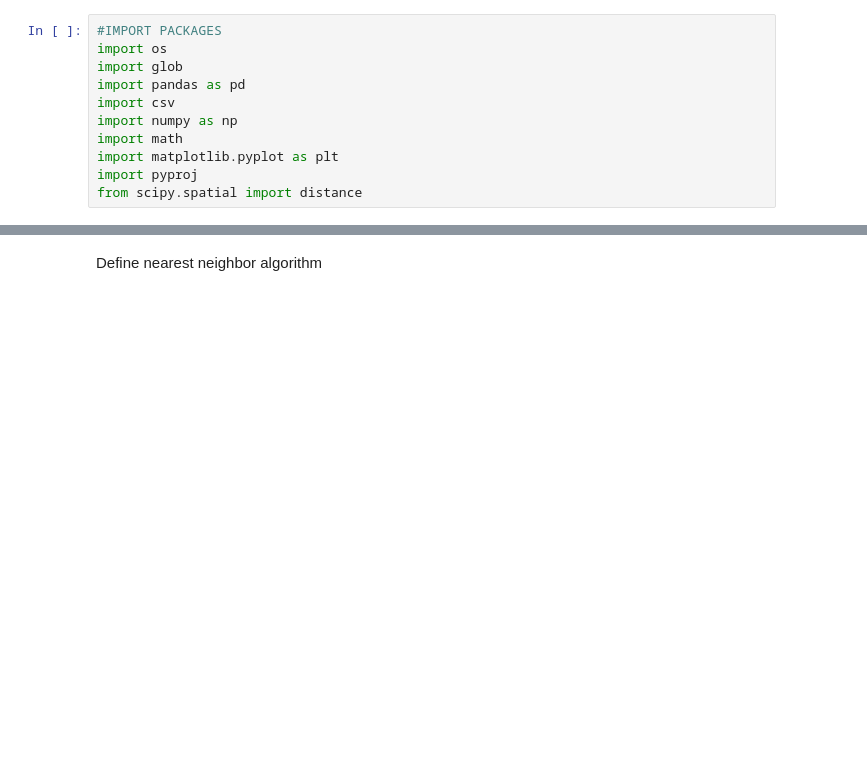
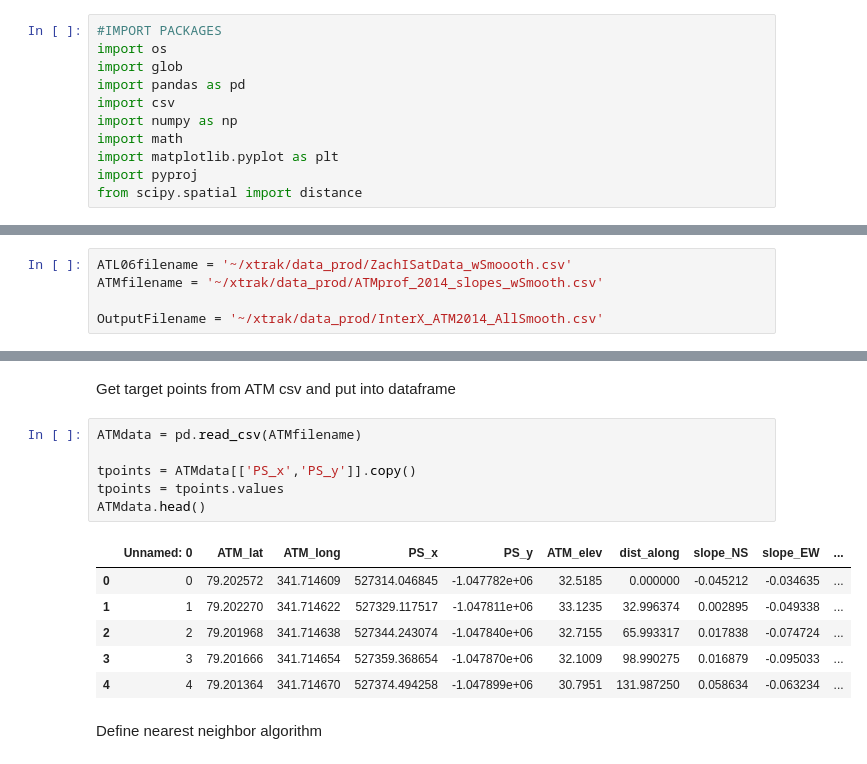
Before and after one commit to ICESAT-2HackWeek/xtrak, a Jupyter notebook: notebooks/Intersections.ipynb, the cells around one changed output, grey strips where cells are left out. Cells and saved outputs as stored; diff of their text form; blank space fills up the shorter version.

```diff
--- a/notebooks/Intersections.ipynb
+++ b/notebooks/Intersections.ipynb
@@ -20 +24,6 @@ Code to extract single tracks of IceSat-2 data
+# %%
+ATL06filename = '~/xtrak/data_prod/ZachISatData_wSmoooth.csv'
+ATMfilename = '~/xtrak/data_prod/ATMprof_2014_slopes_wSmooth.csv'
+
+OutputFilename = '~/xtrak/data_prod/InterX_ATM2014_AllSmooth.csv'
 # %%
@@ -46,3 +39,18 @@ array(['2019-01-04T12:24:25.000000000', '2019-02-15T10:09:55.000000000',
+# %% [markdown]
+Get target points from ATM csv and put into dataframe
+# %%
+ATMdata = pd.read_csv(ATMfilename)
+
+tpoints = ATMdata[['PS_x','PS_y']].copy()
+tpoints = tpoints.values
+ATMdata.head()
+# %% [output]
+|  | Unnamed: 0 | ATM_lat | ATM_long | PS_x | PS_y | ATM_elev | dist_along | slope_NS | slope_EW | ... |
+| 0 | 0 | 79.202572 | 341.714609 | 527314.046845 | -1.047782e+06 | 32.5185 | 0.000000 | -0.045212 | -0.034635 | ... |
+| 1 | 1 | 79.202270 | 341.714622 | 527329.117517 | -1.047811e+06 | 33.1235 | 32.996374 | 0.002895 | -0.049338 | ... |
+| 2 | 2 | 79.201968 | 341.714638 | 527344.243074 | -1.047840e+06 | 32.7155 | 65.993317 | 0.017838 | -0.074724 | ... |
+| 3 | 3 | 79.201666 | 341.714654 | 527359.368654 | -1.047870e+06 | 32.1009 | 98.990275 | 0.016879 | -0.095033 | ... |
+| 4 | 4 | 79.201364 | 341.714670 | 527374.494258 | -1.047899e+06 | 30.7951 | 131.987250 | 0.058634 | -0.063234 | ... |
 # %% [markdown]
 Define nearest neighbor algorithm
 # %%
```
Also changed, not shown: parts of 25 cells of this notebook, 1 other file.
